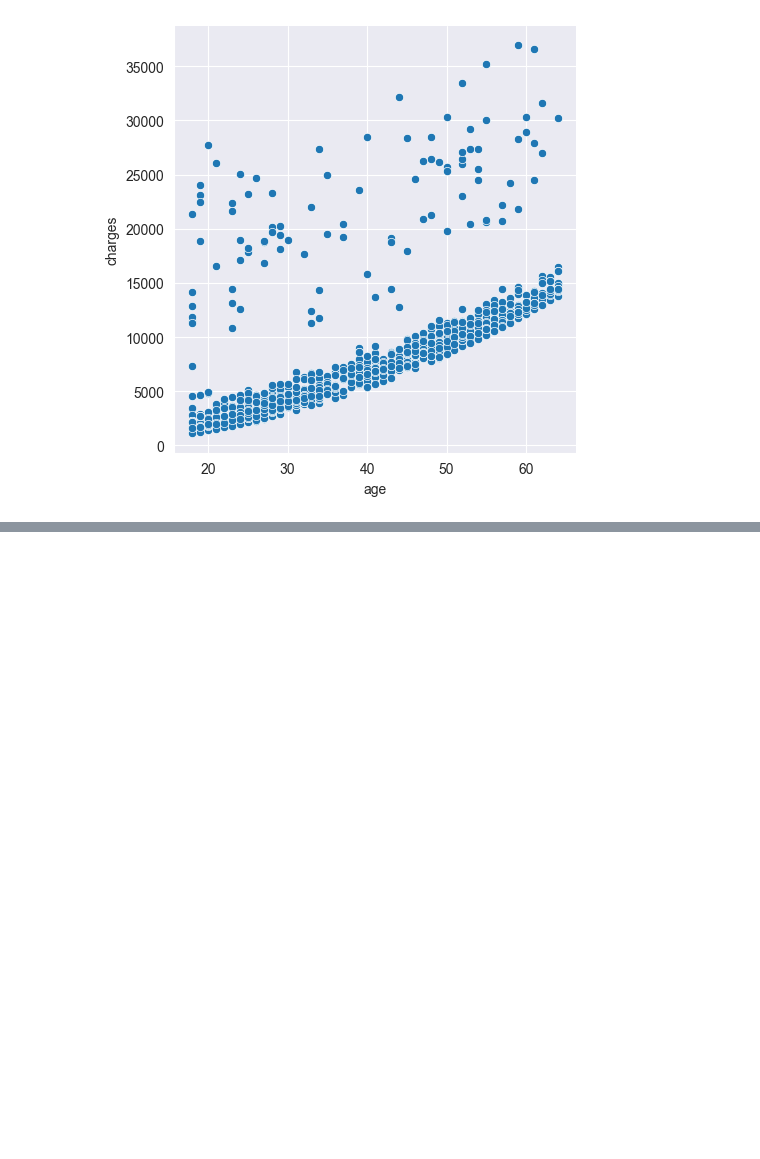
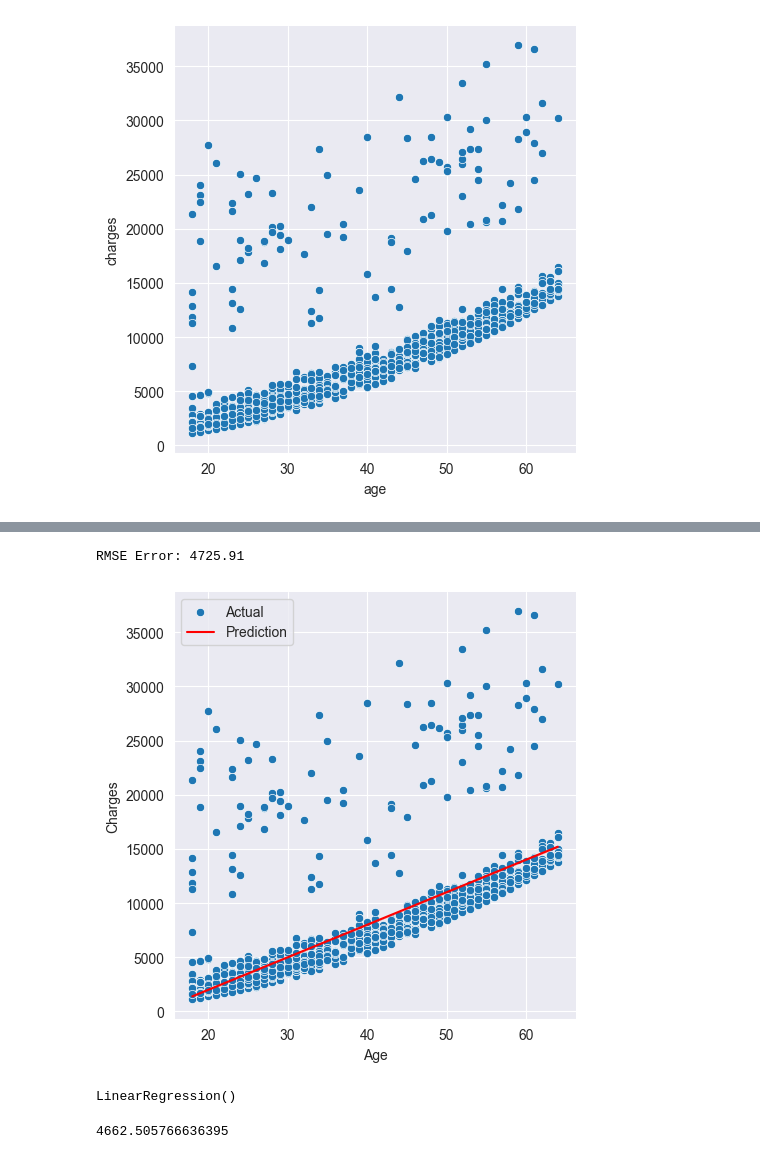
Before and after one commit to ahmadOlawale008/Machine-learning-projects, a Jupyter notebook: Untitled Folder/Untitled.ipynb, the cells around one changed output, grey strips where cells are left out. Saved outputs shown, nothing was run; the diff lists cells and outputs as text; code cells hidden in the pictures; blank space fills up the shorter version.

```diff
--- a/Untitled Folder/Untitled.ipynb
+++ b/Untitled Folder/Untitled.ipynb
@@ -184,0 +179,22 @@ dir(plt)
+# %%
+def rmse(target, prediction):
+    return np.sqrt(np.mean(np.square(target-prediction)))
+def try_parameters(a, b):
+    prediction = estimate_charges(non_smoker_df.age, a, b)
+    target = non_smoker_df.charges
+    sns.relplot(
+        kind="scatter", data=non_smoker_df, label="Actual", x="age", y="charges"
+    )
+    sns.lineplot(x=non_smoker_df.age, label="Prediction", color="red", y=prediction)
+    plt.legend()
+    plt.xlabel("Age")
+    plt.ylabel("Charges")
+    # RMSE
+    rmse_error = rmse(target, prediction)
+    print("RMSE Error: {:.2f}".format(rmse_error))
+    plt.show()
+# %%
+try_parameters(300, -4000)
+# %% [output]
+RMSE Error: 4725.91
+[figure, added]
@@ -184,0 +204,11 @@ dir(plt)
+# %%
+inputs = non_smoker_df[["age"]]
+targets = non_smoker_df.charges
+model.fit(inputs, targets)
+# %% [output]
+LinearRegression()
+# %%
+predictions =  model.predict(inputs)
+rmse(target=targets, prediction=predictions)
+# %% [output]
+4662.505766636395
```
Also changed, not shown: parts of 4 cells of this notebook.
